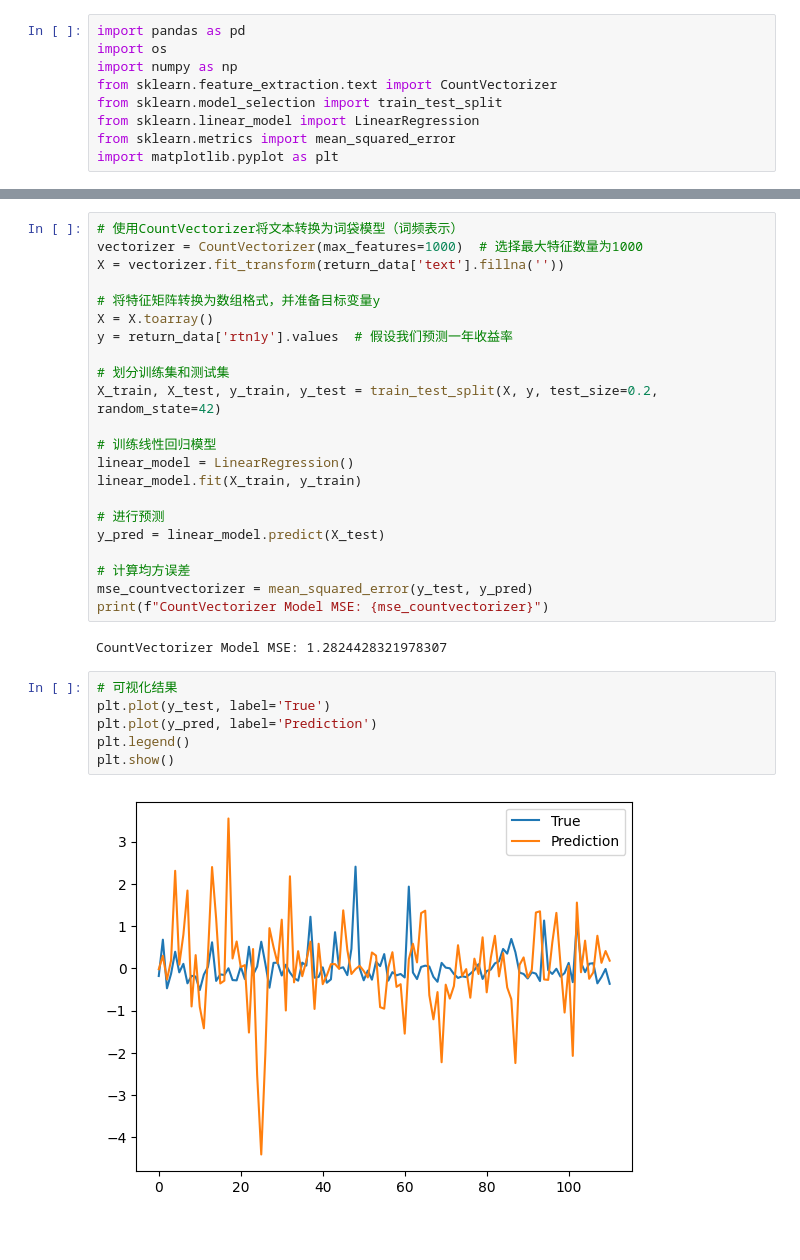
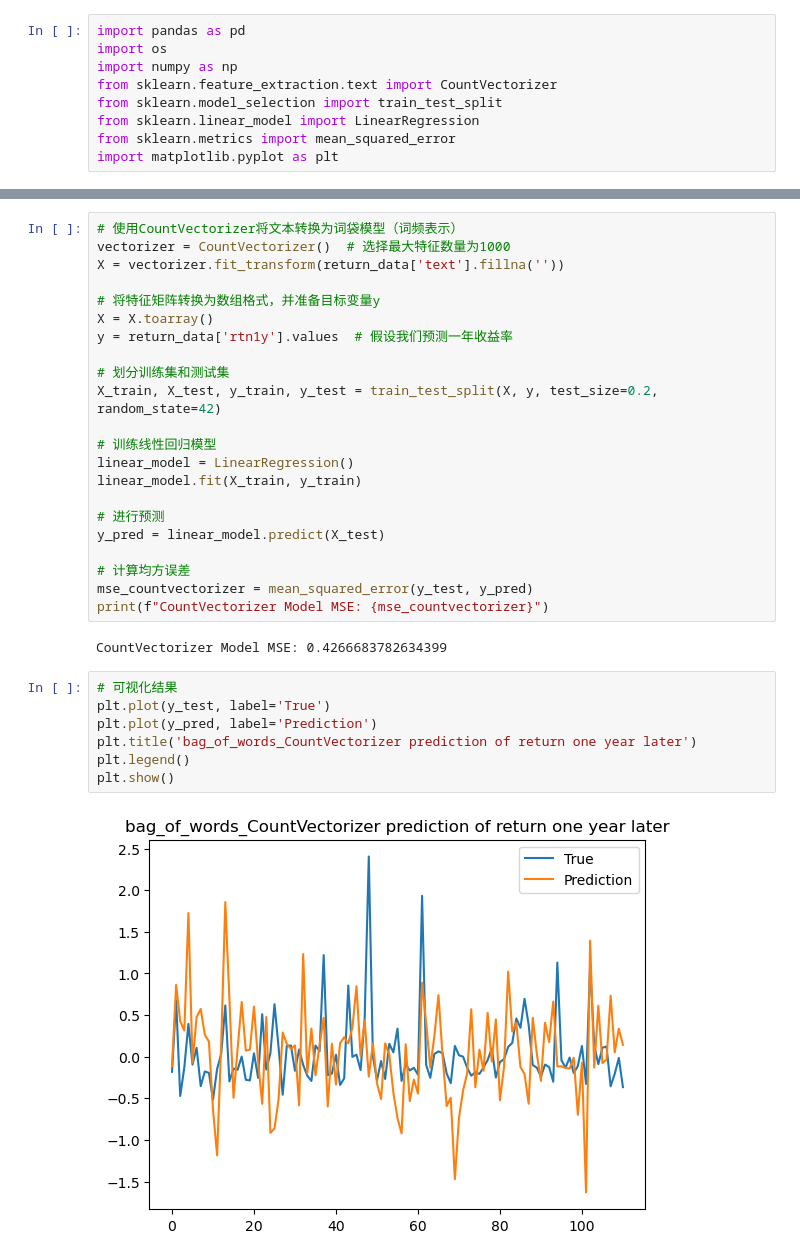
Before and after one commit to online727/DataMining-Optimization, a Jupyter notebook: zyz/bag_of_words_CountVectorizer.ipynb, the cells around one changed output, grey strips where cells are left out. Drawn from its saved outputs; the diff is of its cells as text; blank space fills up the shorter version.

```diff
--- a/zyz/bag_of_words_CountVectorizer.ipynb
+++ b/zyz/bag_of_words_CountVectorizer.ipynb
@@ -46,7 +46,7 @@ return_data.head()
 | 4 | 63 | 000063_中兴通讯_2020年年度报告.pdf | 0.001382 | -0.210217 | 二 二年 年度报告 全文 中兴通讯 股份 有限公司 中兴通讯 股份... |
 # %%
 # 使用CountVectorizer将文本转换为词袋模型（词频表示）
-vectorizer = CountVectorizer(max_features=1000)  # 选择最大特征数量为1000
+vectorizer = CountVectorizer()  # 选择最大特征数量为1000
 X = vectorizer.fit_transform(return_data['text'].fillna(''))
 
 # 将特征矩阵转换为数组格式，并准备目标变量y
@@ -67,12 +67,13 @@ y_pred = linear_model.predict(X_test)
 mse_countvectorizer = mean_squared_error(y_test, y_pred)
 print(f"CountVectorizer Model MSE: {mse_countvectorizer}")
 # %% [output]
-CountVectorizer Model MSE: 1.2824428321978307
+CountVectorizer Model MSE: 0.4266683782634399
 # %%
 # 可视化结果
 plt.plot(y_test, label='True')
 plt.plot(y_pred, label='Prediction')
+plt.title('bag_of_words_CountVectorizer prediction of return one year later')
 plt.legend()
 plt.show()
 # %% [output]
-[figure, old version]
+[figure, new version]
```
Also changed, not shown: parts of 6 cells of this notebook, 8 other files.
